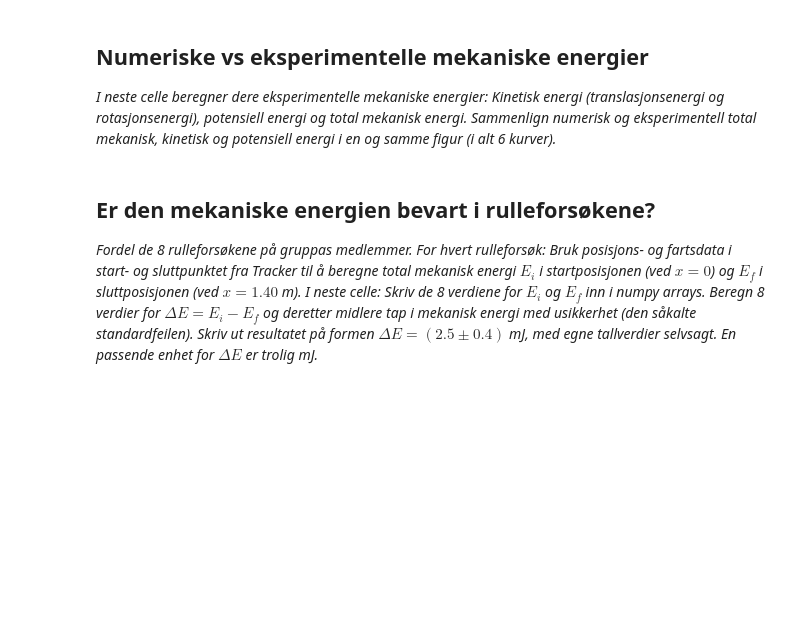
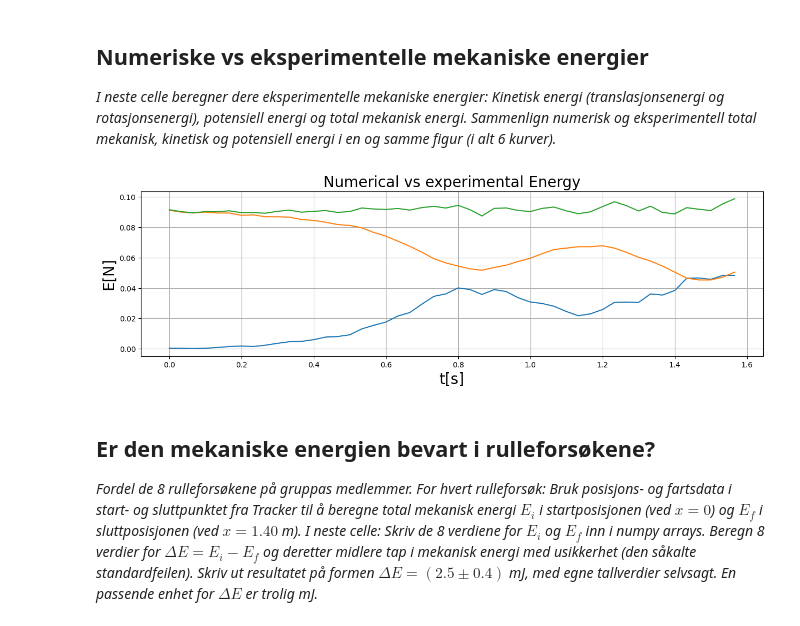
Before and after one commit to sondrp/lab, a Jupyter notebook: mal_V24.ipynb, the cells around one changed output. Drawn from its saved outputs; the diff is of its cells as text; code cells hidden in the pictures; blank space fills up the shorter version.

```diff
--- a/mal_V24.ipynb
+++ b/mal_V24.ipynb
@@ -61,6 +61,7 @@ M = 0.031    #kg
 g = 9.81     #m/s**2
 c = 2/5
 h = 0.200    #m
+r = 0.011
 xfast=np.asarray([0,1,2,3,4,5,6,7])*h
 xmin = 0
 xmax = 1.401
@@ -347,8 +410,26 @@ v_exp = np.sqrt(vx_exp**2+vy_exp**2)
 *I neste celle beregner dere eksperimentelle mekaniske energier: Kinetisk energi (translasjonsenergi og rotasjonsenergi), potensiell energi og total mekanisk energi. Sammenlign numerisk og eksperimentell total mekanisk, kinetisk og potensiell energi i en og samme figur (i alt 6 kurver).*
 # %%
 #Beregning av eksperimentell Etrans_exp, Erot_exp, Ekin_exp, Epot_exp, Etot_exp
+I = c * M * r**2
+
+Etrans_exp = 0.5 * M * v_exp**2
+
+omega_exp = v_exp / r
+Erot_exp = 0.5 * I * omega_exp**2
+
+Ekin_exp = Etrans_exp + Erot_exp
+
+Epot_exp = M * g * y_exp
+
+Etot_exp = Ekin_exp + Epot_exp
+
+
 
 #Figurer som sammenligner numerisk og eksperimentell kinetisk, potensiell og total mekanisk energi
+
+comparison_plotter('Numerical vs experimental Energy', 't[s]', 'E[N]', [t_exp, t_exp, t_exp], [Ekin_exp, Epot_exp, Etot_exp])
+# %% [output]
+[figure, added]
 # %% [markdown]
 ## Er den mekaniske energien bevart i rulleforsøkene?
 *Fordel de 8 rulleforsøkene på gruppas medlemmer. For hvert rulleforsøk: Bruk posisjons- og fartsdata i start- og sluttpunktet fra Tracker til å beregne total mekanisk energi $E_i$ i startposisjonen (ved $x=0$) og $E_f$ i sluttposisjonen (ved $x=1.40$ m). I neste celle: Skriv de 8 verdiene for $E_i$ og $E_f$ inn i numpy arrays. Beregn 8 verdier for $\Delta E = E_i-E_f$ og deretter midlere tap i mekanisk energi med usikkerhet (den såkalte standardfeilen). Skriv ut resultatet på formen $\Delta E = (2.5 \pm 0.4)$ mJ, med egne tallverdier selvsagt. En passende enhet for $\Delta E$ er trolig mJ.*
```
Also changed, not shown: parts of 7 cells of this notebook.
